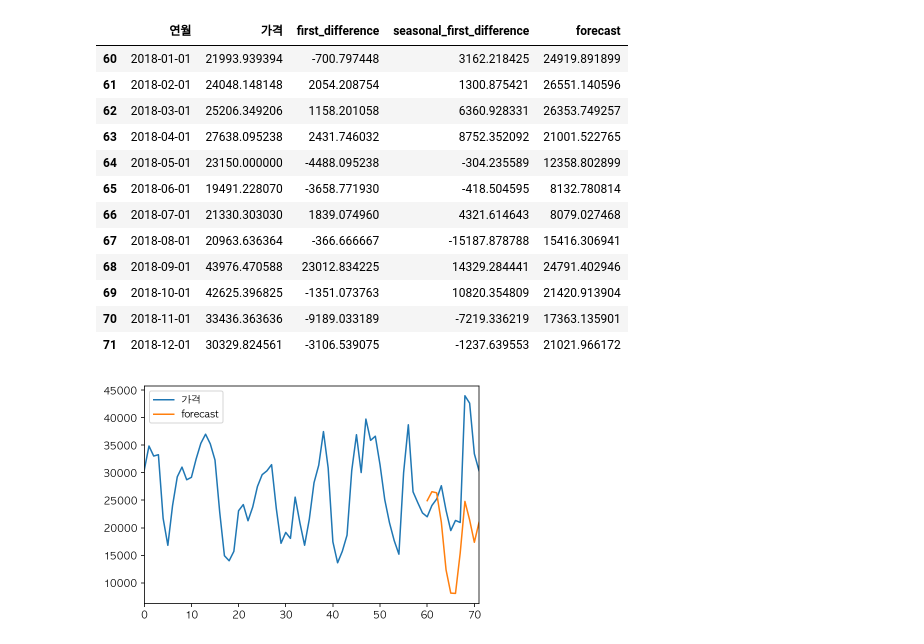
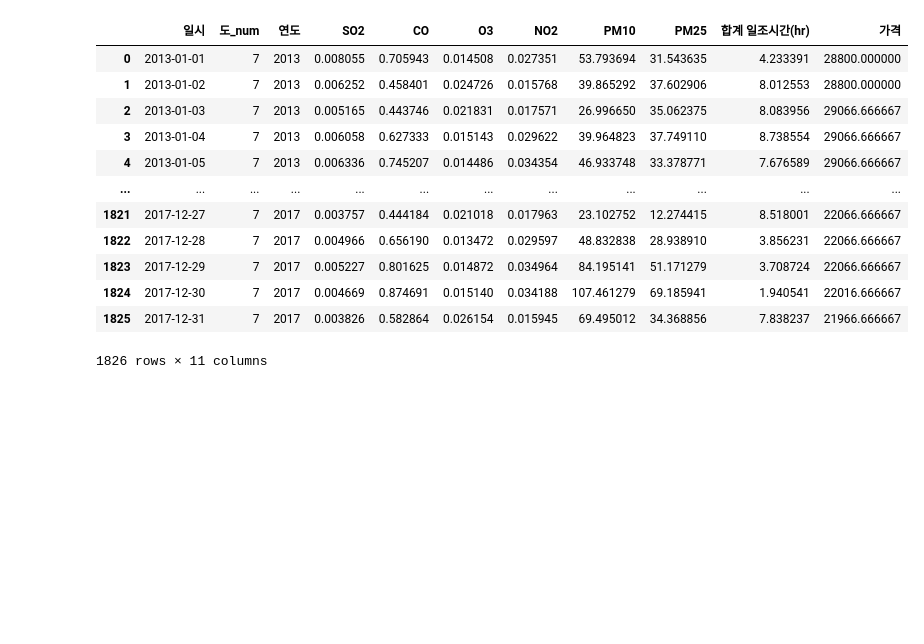
Before and after one commit to jyeon94/Learning_Spoons_Second_Project, a Jupyter notebook: 버전관리/Untitled.ipynb, the cells around one changed output. Drawn from its saved outputs; the diff is of its cells as text; code cells hidden in the pictures; blank space fills up the shorter version.

```diff
--- a/버전관리/Untitled.ipynb
+++ b/버전관리/Untitled.ipynb
@@ -254,19 +27,16 @@ Warnings:
-# %%
-tm2['forecast'] = results.predict(start = len(tm2)-12, end= len(tm2), dynamic= True)
-tm2[['가격', 'forecast']].plot()
-tm2[-12:]
-# %% [output]
-|  | 연월 | 가격 | first_difference | seasonal_first_difference | forecast |
-| 60 | 2018-01-01 | 21993.939394 | -700.797448 | 3162.218425 | 24919.891899 |
-| 61 | 2018-02-01 | 24048.148148 | 2054.208754 | 1300.875421 | 26551.140596 |
-| 62 | 2018-03-01 | 25206.349206 | 1158.201058 | 6360.928331 | 26353.749257 |
-| 63 | 2018-04-01 | 27638.095238 | 2431.746032 | 8752.352092 | 21001.522765 |
-| 64 | 2018-05-01 | 23150.000000 | -4488.095238 | -304.235589 | 12358.802899 |
-| 65 | 2018-06-01 | 19491.228070 | -3658.771930 | -418.504595 | 8132.780814 |
-| 66 | 2018-07-01 | 21330.303030 | 1839.074960 | 4321.614643 | 8079.027468 |
-| 67 | 2018-08-01 | 20963.636364 | -366.666667 | -15187.878788 | 15416.306941 |
-| 68 | 2018-09-01 | 43976.470588 | 23012.834225 | 14329.284441 | 24791.402946 |
-| 69 | 2018-10-01 | 42625.396825 | -1351.073763 | 10820.354809 | 21420.913904 |
-| 70 | 2018-11-01 | 33436.363636 | -9189.033189 | -7219.336219 | 17363.135901 |
-| 71 | 2018-12-01 | 30329.824561 | -3106.539075 | -1237.639553 | 21021.966172 |
-[figure, removed]
+# %%
+df[~df['일시'].str.contains('2018')]
+# %% [output]
+|  | 일시 | 도_num | 연도 | SO2 | CO | O3 | NO2 | PM10 | PM25 | 합계 일조시간(hr) | 가격 |
+| 0 | 2013-01-01 | 7 | 2013 | 0.008055 | 0.705943 | 0.014508 | 0.027351 | 53.793694 | 31.543635 | 4.233391 | 28800.000000 |
+| 1 | 2013-01-02 | 7 | 2013 | 0.006252 | 0.458401 | 0.024726 | 0.015768 | 39.865292 | 37.602906 | 8.012553 | 28800.000000 |
+| 2 | 2013-01-03 | 7 | 2013 | 0.005165 | 0.443746 | 0.021831 | 0.017571 | 26.996650 | 35.062375 | 8.083956 | 29066.666667 |
+| 3 | 2013-01-04 | 7 | 2013 | 0.006058 | 0.627333 | 0.015143 | 0.029622 | 39.964823 | 37.749110 | 8.738554 | 29066.666667 |
+| 4 | 2013-01-05 | 7 | 2013 | 0.006336 | 0.745207 | 0.014486 | 0.034354 | 46.933748 | 33.378771 | 7.676589 | 29066.666667 |
+| ... | ... | ... | ... | ... | ... | ... | ... | ... | ... | ... | ... |
+| 1821 | 2017-12-27 | 7 | 2017 | 0.003757 | 0.444184 | 0.021018 | 0.017963 | 23.102752 | 12.274415 | 8.518001 | 22066.666667 |
+| 1822 | 2017-12-28 | 7 | 2017 | 0.004966 | 0.656190 | 0.013472 | 0.029597 | 48.832838 | 28.938910 | 3.856231 | 22066.666667 |
+| 1823 | 2017-12-29 | 7 | 2017 | 0.005227 | 0.801625 | 0.014872 | 0.034964 | 84.195141 | 51.171279 | 3.708724 | 22066.666667 |
+| 1824 | 2017-12-30 | 7 | 2017 | 0.004669 | 0.874691 | 0.015140 | 0.034188 | 107.461279 | 69.185941 | 1.940541 | 22016.666667 |
+| 1825 | 2017-12-31 | 7 | 2017 | 0.003826 | 0.582864 | 0.026154 | 0.015945 | 69.495012 | 34.368856 | 7.838237 | 21966.666667 |
+1826 rows × 11 columns
```
Also changed, not shown: parts of 23 cells of this notebook, 19 other files.
